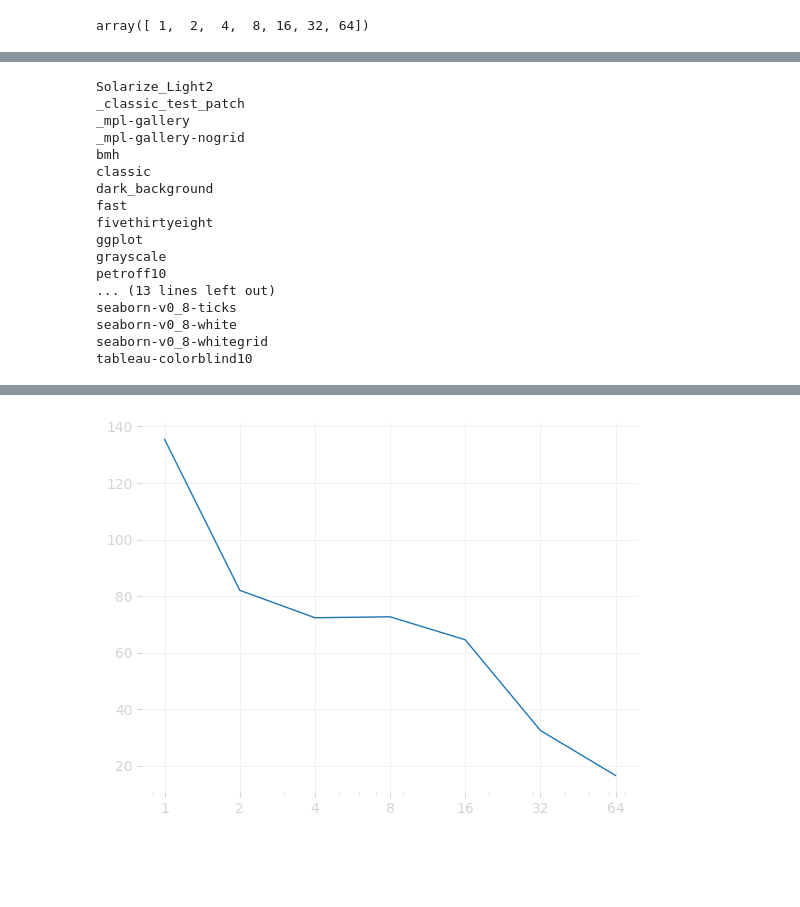
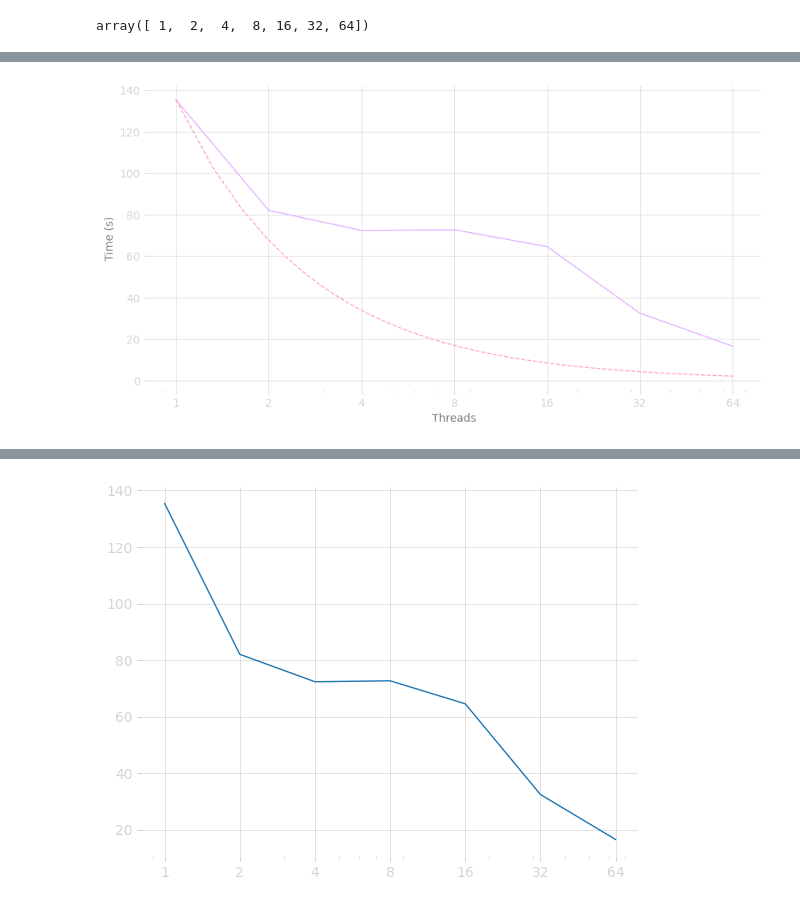
Before and after one commit to Davidezorz/HPCexam, a Jupyter notebook: output/plotResults.ipynb, the cells around one changed output, grey strips where cells are left out. Drawn from its saved outputs; the diff is of its cells as text; code cells hidden in the pictures; blank space fills up the shorter version.

```diff
--- a/output/plotResults.ipynb
+++ b/output/plotResults.ipynb
@@ -20,9 +19,9 @@ def parse_timings_from_file(filename):
     return timings
 
 
-def collect_data():
+def collect_data(folder = ""):
     # find files named like output${threads}P${P}
-    files = glob.glob("output*P*")
+    files = glob.glob(folder + "output*P*")
 
     threads_list = []
     all_timings = []
@@ -46,7 +45,7 @@ def collect_data():
 
 
 
-array_T, array_time = collect_data()
+array_T, array_time = collect_data("Orfeo/OpenMP/")
 array_T
 # %% [output]
 array([ 2,  4, 32,  1, 16,  8, 64])
@@ -77,30 +57,14 @@ from matplotlib.ticker import ScalarFormatter
-# %%
-for e in plt.style.available:
-    print(e)
-# %% [output]
-Solarize_Light2
-_classic_test_patch
-_mpl-gallery
-_mpl-gallery-nogrid
-bmh
-classic
-dark_background
-fast
-fivethirtyeight
-ggplot
-grayscale
-petroff10
-... (13 lines left out)
-seaborn-v0_8-ticks
-seaborn-v0_8-white
-seaborn-v0_8-whitegrid
-tableau-colorblind10
 # %%
+import matplotlib.pyplot as plt
+from matplotlib.ticker import ScalarFormatter
+
+
+
 plt.style.use('default')
 # Set the ultra-minimal style
 plt.rcParams.update({
-    'figure.facecolor': 'white',
-    'axes.facecolor': 'white',
+    'figure.facecolor': 'None',
+    'axes.facecolor': 'None',
     'axes.edgecolor': 'black',
     'axes.linewidth': 0.5,
 
@@ -118,10 +82,10 @@ plt.rcParams.update({
 
     # grid
     'axes.grid': True,          # enable grid globally
-    'grid.color': '#eaeaea',  # very light gray
+    'grid.color': '#777777',  # very light gray
     'grid.linestyle': '-',
     'grid.linewidth': 0.5,
-    'grid.alpha': 1.0,
+    'grid.alpha': 0.3,
 
     # lines
     'lines.linewidth': 1.0,
@@ -132,3 +96,25 @@ plt.rcParams.update({
     'text.color': 'gray',   # axis labels, titles, etc.
     'axes.labelcolor': 'gray',
 })
+# %%
+def plotTime(x, times, serial = None, x_label = "Threads"):
+    idx = np.argsort(x)
+    x = x[idx]
+    times = times[idx]
+
+    serial = times[0, 0] if serial is None else serial
+
+    fig, ax = plt.subplots(figsize = (10, 5))
+    ax.plot(x,  times[:, 0], color = "#E2B1FF")
+
+    x_ideal = np.linspace(x[0], x[-1], 200)
+    ax.plot(x_ideal, serial/x_ideal, linestyle = "--", color = "#FFA0D4")
+
+    ax.set_xscale("log")
+    ax.set_xticks(x )
+    ax.get_xaxis().set_major_formatter(ScalarFormatter())
+
+
+    ax.set_xlabel(x_label)
+    ax.set_ylabel("Time (s)")
+    plt.show()
@@ -134,0 +141,4 @@ plt.rcParams.update({
+# %%
+plotTime(array_T, array_time)
+# %% [output]
+[figure, added]
```
Also changed, not shown: parts of 6 cells of this notebook, 12 other files.
